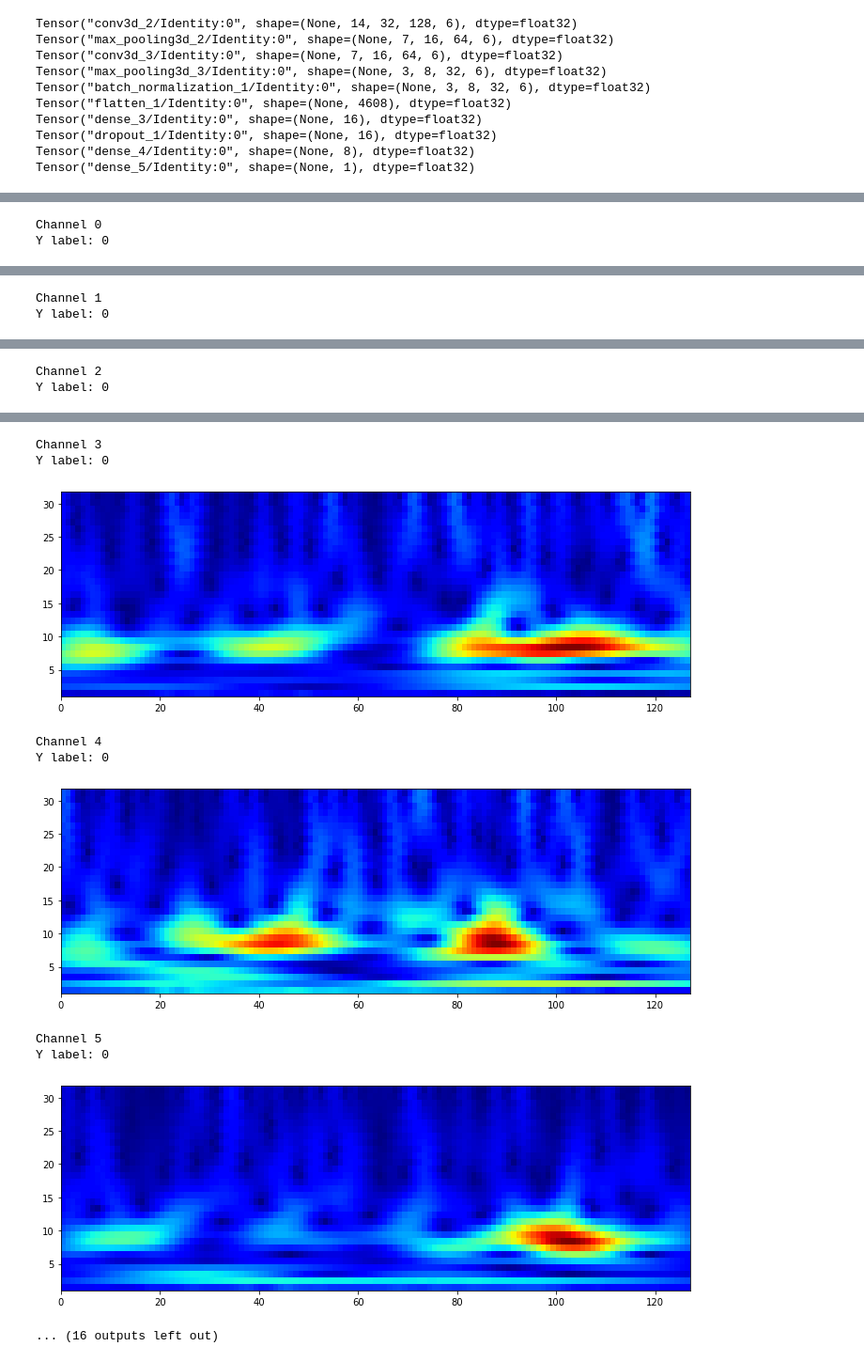
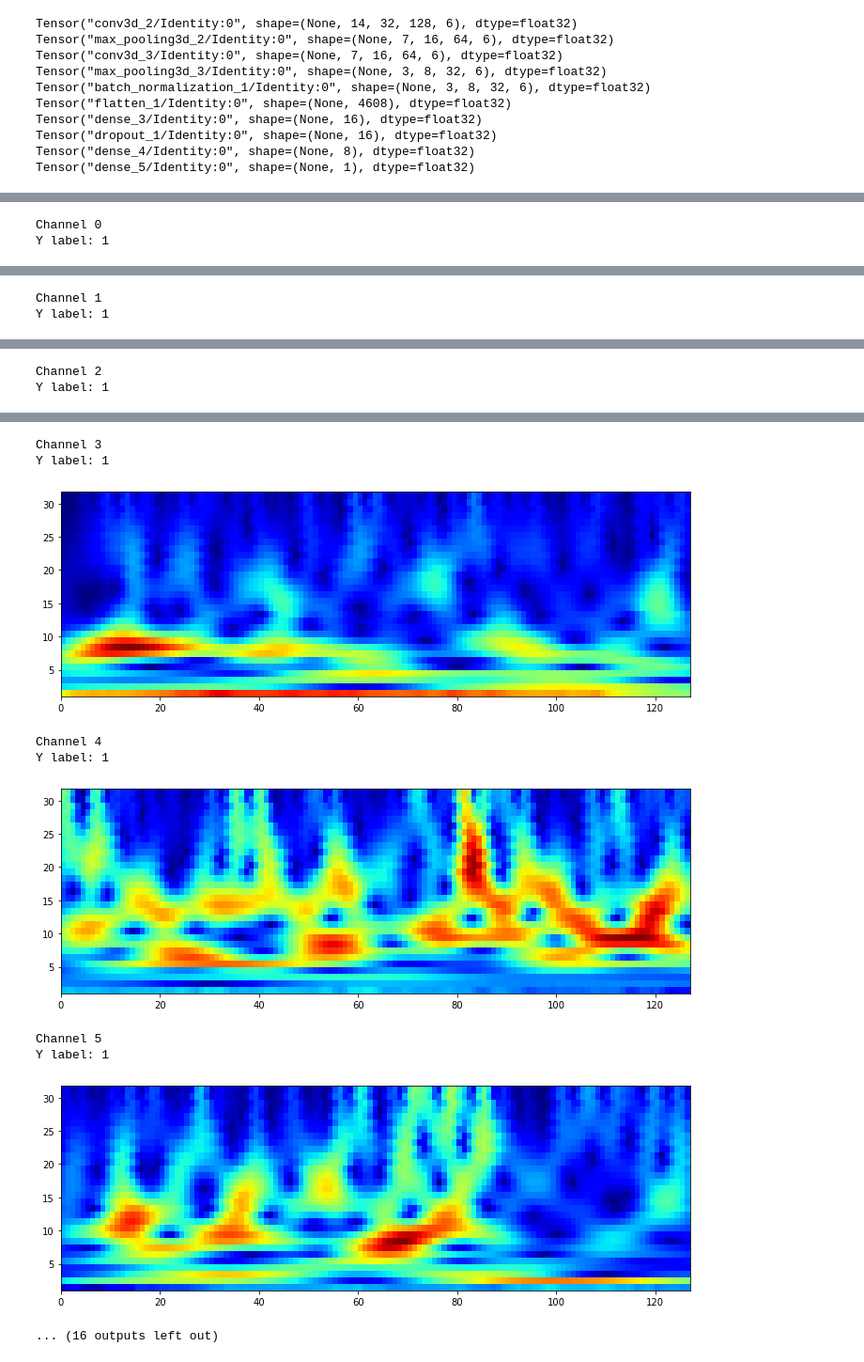
Before and after one commit to Koda98/CSE247-project, a Jupyter notebook: CNN_3D.ipynb, the cells around one changed output, grey strips where cells are left out. Shown at 94% size. Drawn from its saved outputs; the diff is of its cells as text; code cells hidden in the pictures.

```diff
--- a/CNN_3D.ipynb
+++ b/CNN_3D.ipynb
@@ -359,9 +368,9 @@ def display_activation(activations, col_size, row_size, layer, channel):
 # %%
-index = 4000
+tdc_index = 100
 
 for i in range(14):
     print("Channel", i)
-    plot_scalogram(X_train.reshape(X_train.shape[0], 14, 32, 128), y_train, index, i)
+    plot_scalogram(X_train.reshape(X_train.shape[0], 14, 32, 128), y_train, tdc_index, i)
 # %% [output]
 Channel 0
-Y label: 0
+Y label: 1
@@ -369,2 +378,2 @@ Y label: 0
 Channel 1
-Y label: 0
+Y label: 1
@@ -372,2 +381,2 @@ Y label: 0
 Channel 2
-Y label: 0
+Y label: 1
@@ -375,11 +384,11 @@ Y label: 0
 Channel 3
-Y label: 0
+Y label: 1
-[figure, old version]
+[figure, new version]
 Channel 4
-Y label: 0
+Y label: 1
-[figure, old version]
+[figure, new version]
 Channel 5
-Y label: 0
+Y label: 1
-[figure, old version]
+[figure, new version]
 ... (16 outputs left out)
 # %%
```
Also changed, not shown: parts of 12 cells of this notebook, 1 other file.
